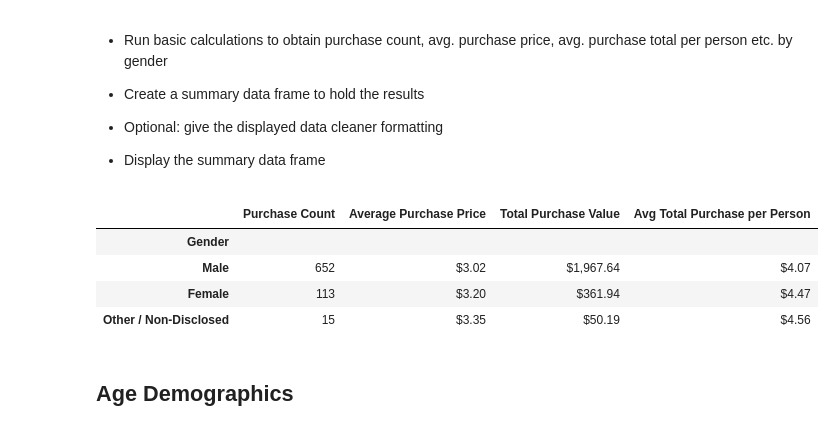
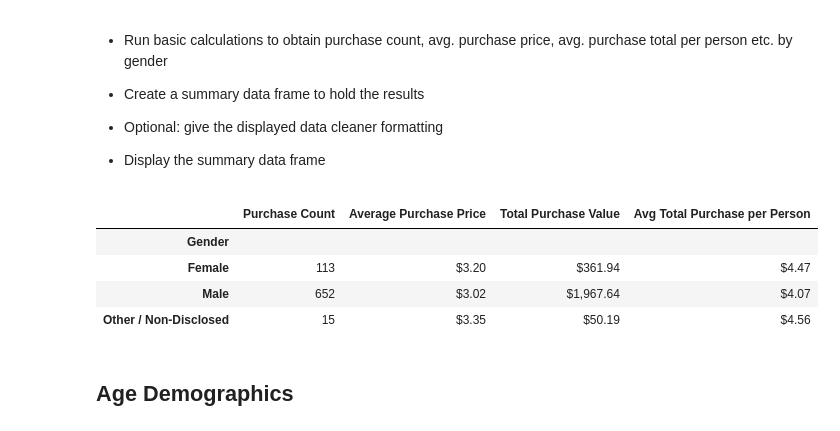
Before and after one commit to Gujaratigirl/Pandas_Challenge, a Jupyter notebook: HeroesOfPymoli/2 HeroesOfPymoli_starter.ipynb, the cells around one changed output. Drawn from its saved outputs; the diff is of its cells as text; code cells hidden in the pictures.

```diff
--- a/HeroesOfPymoli/2 HeroesOfPymoli_starter.ipynb
+++ b/HeroesOfPymoli/2 HeroesOfPymoli_starter.ipynb
@@ -140,40 +140,40 @@ male_gender_total_df =purchase_data_df.loc[purchase_data_df["Gender"] == "Male",
 female_gender_total_df =purchase_data_df.loc[purchase_data_df["Gender"] == "Female",:]
 other_gender_total_df =purchase_data_df.loc[purchase_data_df["Gender"] == "Other / Non-Disclosed",:]
 
 #Purchase count
 male_total_count = len(male_gender_total_df)
 female_total_count = len(female_gender_total_df)
 other_total_count = len(other_gender_total_df)
 #Mean
 male_avg = round(male_gender_total_df["Price"].mean(),2)
 female_avg = round(female_gender_total_df["Price"].mean(),2)
 #female_avg = round(female_avg,3)
 other_avg = round(other_gender_total_df["Price"].mean(),2)
 #Total $ value
 male_sum = male_gender_total_df["Price"].sum()
 female_sum = female_gender_total_df["Price"].sum()
 other_sum = other_gender_total_df["Price"].sum()
 #Avg per person
 male_avg_pp = round(male_sum/male_count,2)
 female_avg_pp = round(female_sum/female_count,2)
 other_avg_pp = round(other_sum/other_count,2)
 
 #Make DF
-gender_analysis_df = pd.DataFrame({"Purchase Count":["",male_total_count,female_total_count, other_total_count],
-                                "Average Purchase Price": ["","$"+str(male_avg),"$"+str("{:,.2f}".format(female_avg)), "$"+str(other_avg)],
-                                "Total Purchase Value":["","$"+str("{:,}".format(male_sum)),"$"+str(female_sum), "$"+str(other_sum)],
-                                "Avg Total Purchase per Person":["","$"+str(male_avg_pp),"$"+str(female_avg_pp), "$"+str(other_avg_pp)]},
-                                ["Gender","Male", "Female", "Other / Non-Disclosed"])
+gender_analysis_df = pd.DataFrame({"Purchase Count":["",female_total_count,male_total_count, other_total_count],
+                                "Average Purchase Price": ["","$"+str("{:,.2f}".format(female_avg)),"$"+str(male_avg), "$"+str(other_avg)],
+                                "Total Purchase Value":["","$"+str(female_sum),"$"+str("{:,}".format(male_sum)), "$"+str(other_sum)],
+                                "Avg Total Purchase per Person":["","$"+str(female_avg_pp),"$"+str(male_avg_pp), "$"+str(other_avg_pp)]},
+                                ["Gender", "Female","Male", "Other / Non-Disclosed"])
 
 gender_analysis_df = gender_analysis_df.style.set_properties(**{'text-align': 'left'})
 gender_analysis_df
 
 #female_avg
 # %% [output]
 |  | Purchase Count | Average Purchase Price | Total Purchase Value | Avg Total Purchase per Person |
 | Gender |  |  |  |  |
+| Female | 113 | $3.20 | $361.94 | $4.47 |
 | Male | 652 | $3.02 | $1,967.64 | $4.07 |
-| Female | 113 | $3.20 | $361.94 | $4.47 |
 | Other / Non-Disclosed | 15 | $3.35 | $50.19 | $4.56 |
 # %% [markdown]
 ## Age Demographics
```
Also changed, not shown: parts of 2 cells of this notebook.
